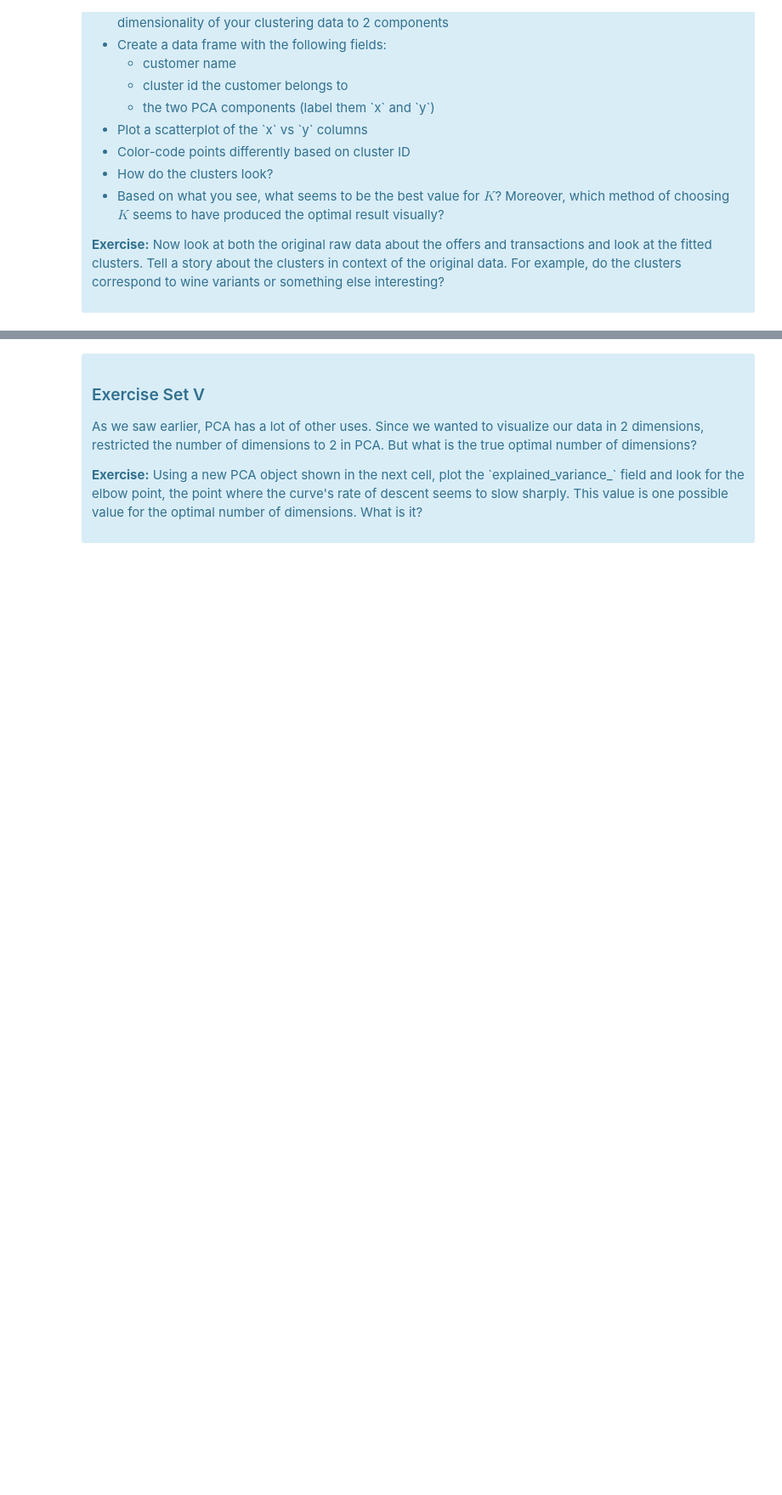
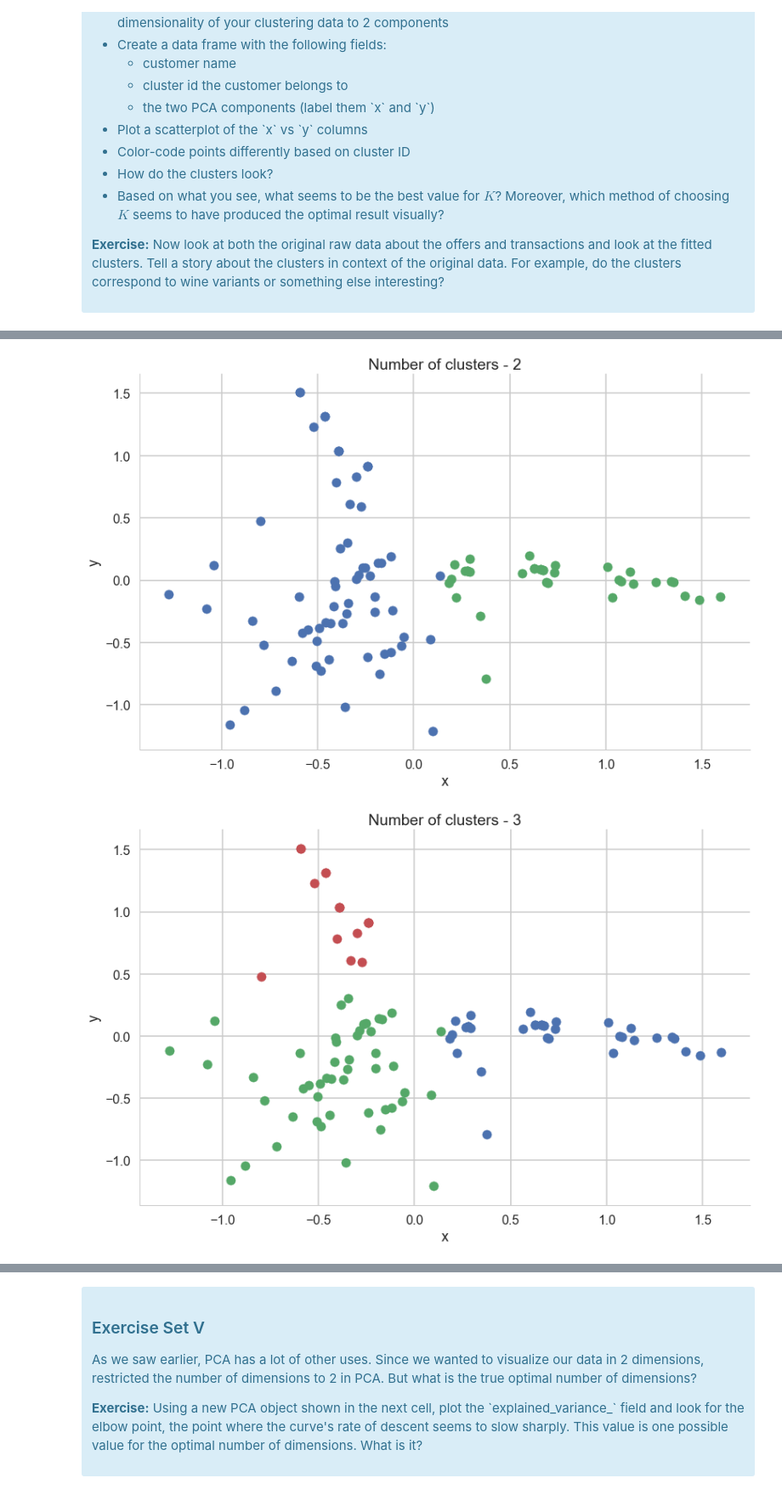
Before and after one commit to MPhillips55/Machine-Learning-Notes, a Jupyter notebook: clustering/Mini_Project_Clustering.ipynb, the cells around one changed output, grey strips where cells are left out. Shown at 85% size. Cells and saved outputs as stored; diff of their text form; code cells hidden in the pictures; blank space fills up the shorter version.

```diff
--- a/clustering/Mini_Project_Clustering.ipynb
+++ b/clustering/Mini_Project_Clustering.ipynb
@@ -411,0 +447,4 @@ What we've done is we've taken those columns of 0/1 indicator variables, and we'
+# %%
+# create new dataframe to hold relevant information
+df_pca = matrix.loc[:, ['customer_name', 'x', 'y']]
+df_pca.head()
@@ -411,0 +458,15 @@ What we've done is we've taken those columns of 0/1 indicator variables, and we'
+# %%
+for k in range(2,7):
+    clusterer = KMeans(n_clusters=k, random_state=0)
+
+    # create new column for cluster data
+    df_pca['cluster'] = clusterer.fit_predict(matrix[matrix.columns[1:]])
+
+    # plot the data for several values of k
+    # different plots for different values of k
+    fg = sns.FacetGrid(data=df_pca, size=8,aspect=1.5, hue='cluster')
+    sns.plt.title("Number of clusters - %i" % k)
+    fg.map(plt.scatter, 'x', 'y')
+# %% [output]
+[figure, added]
+[figure, added]
```
Also changed, not shown: parts of 34 cells of this notebook.
